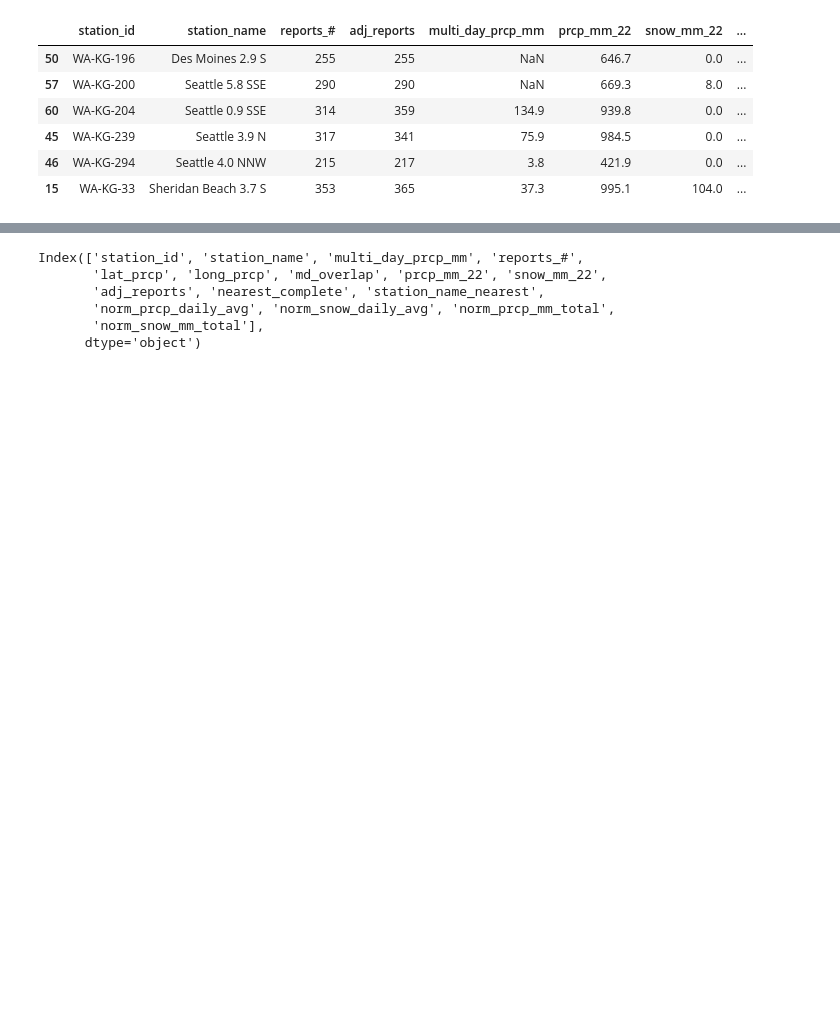
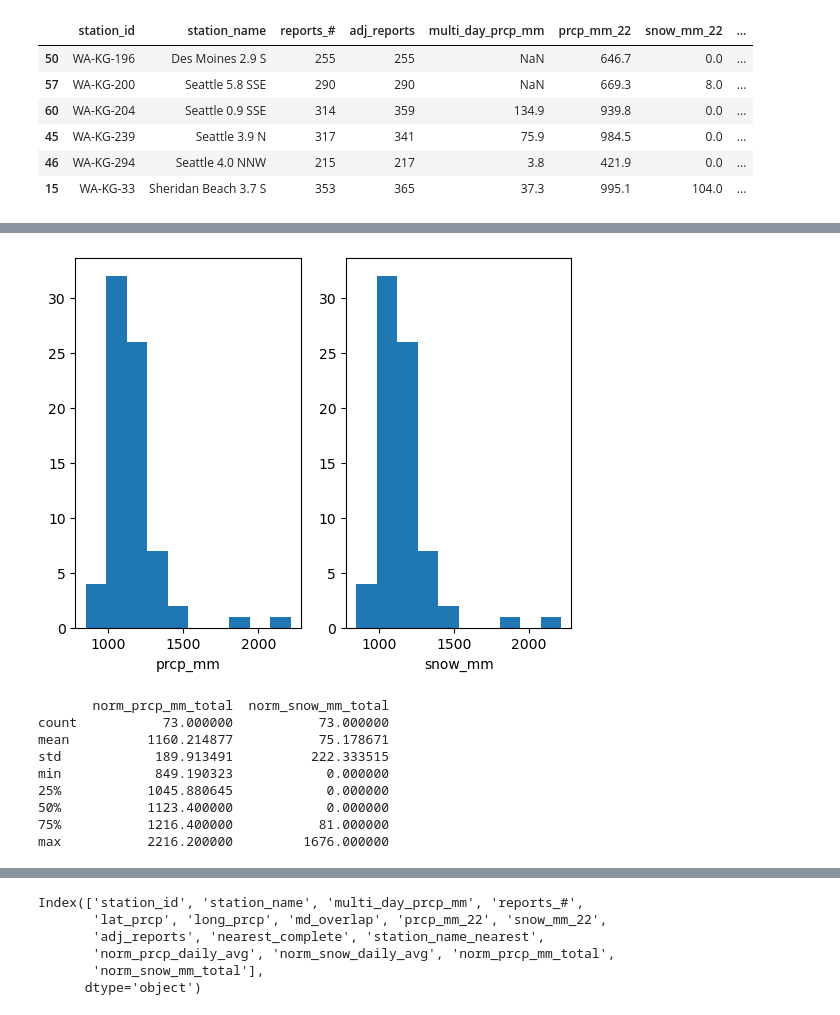
Before and after one commit to BrettlyCD/seattle-trees-project, a Jupyter notebook: notebooks/02_exploratory_data_analysis.ipynb, the cells around one changed output, grey strips where cells are left out. Cells and saved outputs as stored; diff of their text form; code cells hidden in the pictures; blank space fills up the shorter version.

```diff
--- a/notebooks/02_exploratory_data_analysis.ipynb
+++ b/notebooks/02_exploratory_data_analysis.ipynb
@@ -454,0 +528,22 @@ I no longer need the columns that helped me get to my final normalized amounts.
+# %%
+fig, ax = plt.subplots(1,2, squeeze=False)
+
+ax[0,0].hist(prcp_22['norm_prcp_mm_total'])
+ax[0,1].hist(prcp_22['norm_prcp_mm_total'])
+ax[0,0].set_xlabel('prcp_mm')
+ax[0,1].set_xlabel('snow_mm')
+
+plt.show()
+
+print(prcp_22[['norm_prcp_mm_total', 'norm_snow_mm_total']].describe())
+# %% [output]
+[figure, added]
+       norm_prcp_mm_total  norm_snow_mm_total
+count           73.000000           73.000000
+mean          1160.214877           75.178671
+std            189.913491          222.333515
+min            849.190323            0.000000
+25%           1045.880645            0.000000
+50%           1123.400000            0.000000
+75%           1216.400000           81.000000
+max           2216.200000         1676.000000
```
Also changed, not shown: parts of 23 cells of this notebook.
